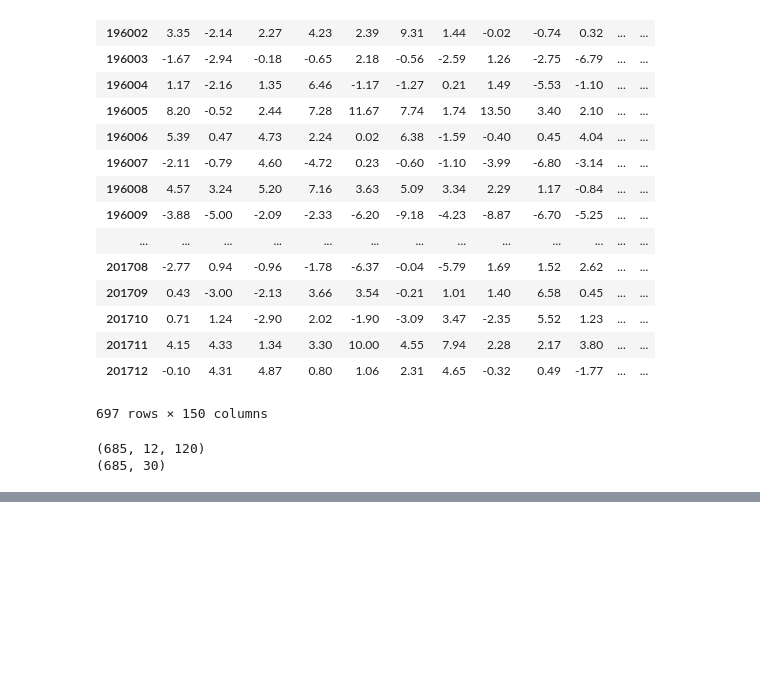
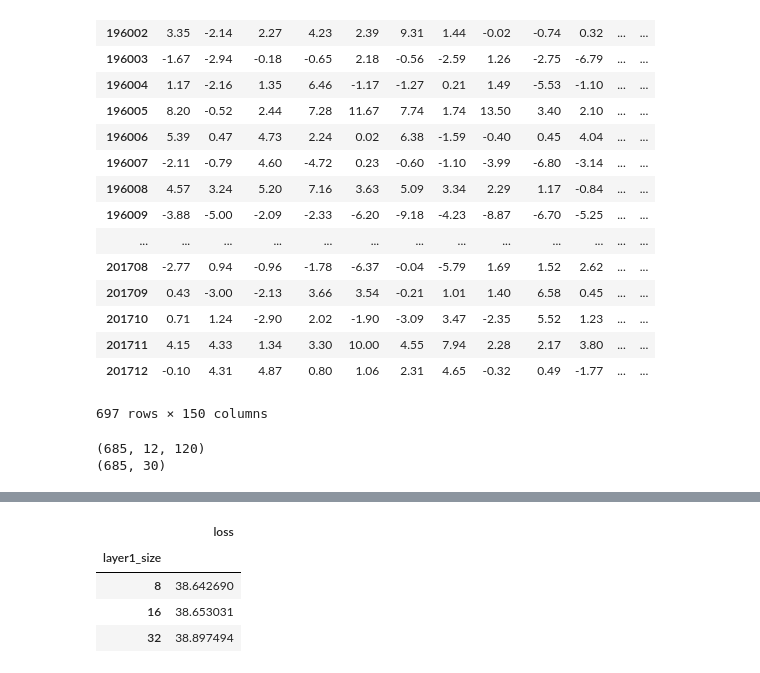
Before and after one commit to druce/Machine-learning-for-financial-market-prediction, a Jupyter notebook: Recurrent Neural Network (GRU).ipynb, the cells around one changed output, grey strips where cells are left out. Saved outputs shown, nothing was run; the diff lists cells and outputs as text; code cells hidden in the pictures; blank space fills up the shorter version.

```diff
--- a/Recurrent Neural Network (GRU).ipynb
+++ b/Recurrent Neural Network (GRU).ipynb
@@ -420,5 +482,10 @@ lossframe
 # %%
-
 #sort each column by mean loss
-pd.DataFrame(lossframe.groupby(['layer2_size'])['loss'].mean())
+pd.DataFrame(lossframe.groupby(['layer1_size'])['loss'].mean())
+# %% [output]
+|  | loss |
+| layer1_size |  |
+| 8 | 38.642690 |
+| 16 | 38.653031 |
+| 32 | 38.897494 |
 # %%
```
Also changed, not shown: parts of 16 cells of this notebook.
